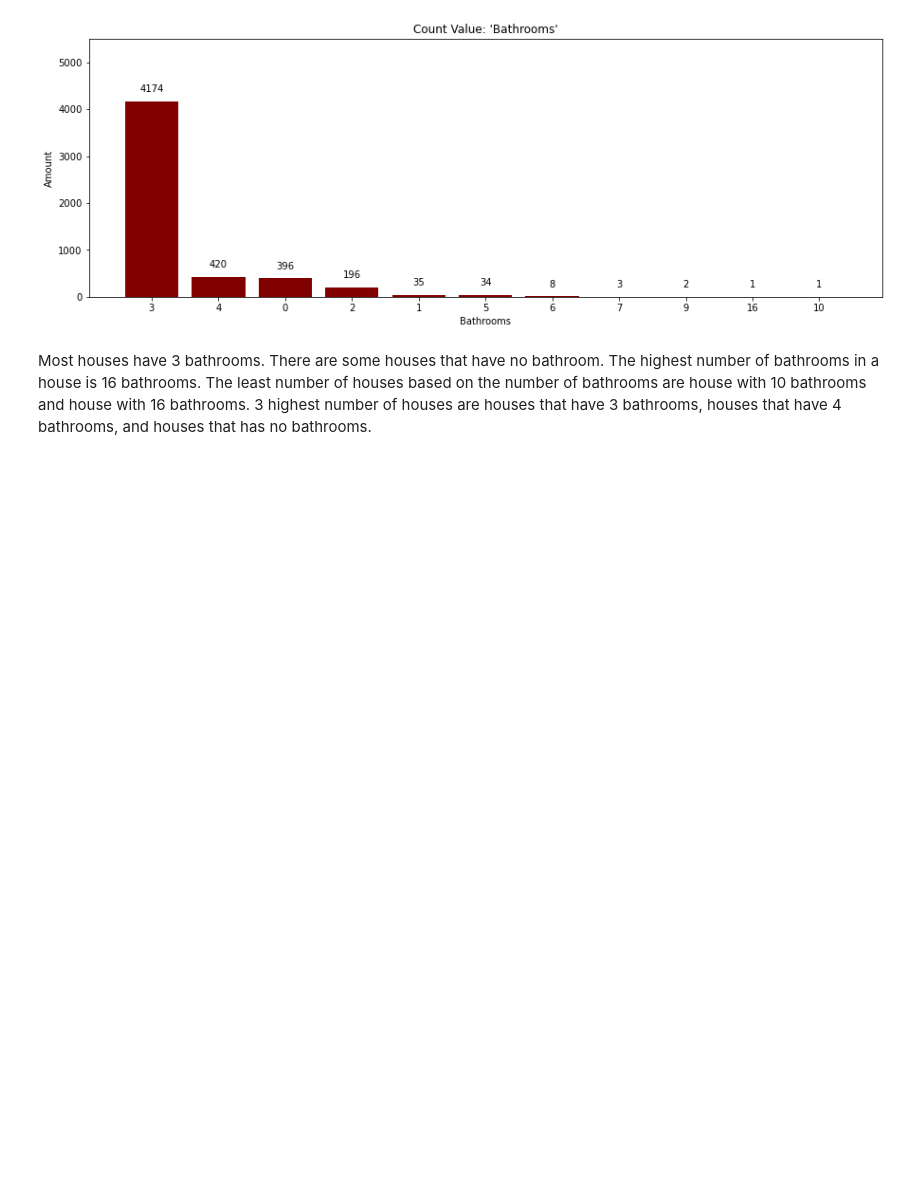
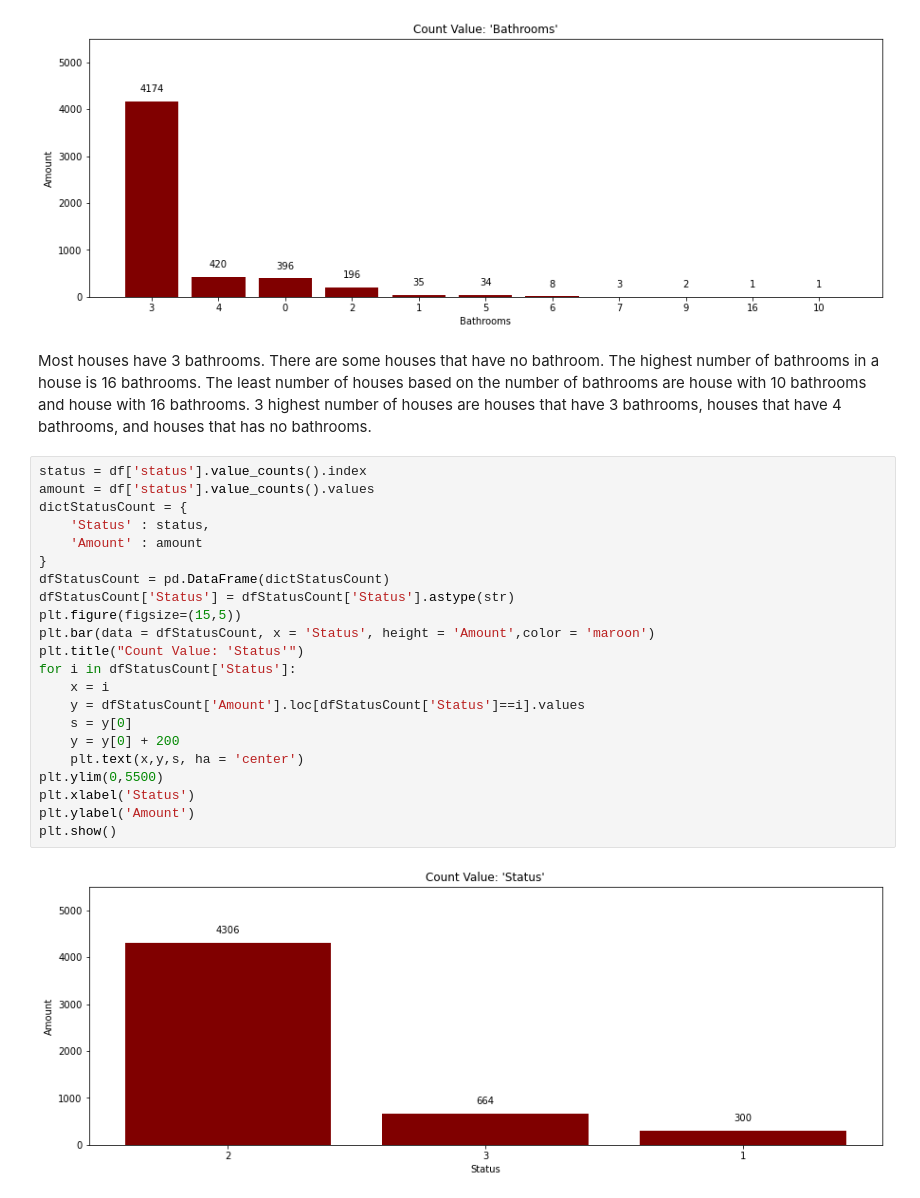
Before and after one commit to Yabiin/EDA, a Jupyter notebook: Untitled1.ipynb, the cells around one changed output. Drawn from its saved outputs; the diff is of its cells as text; blank space fills up the shorter version.

```diff
--- a/Untitled1.ipynb
+++ b/Untitled1.ipynb
@@ -192,3 +199,27 @@ There are some houses that have no bathroom.
 The highest number of bathrooms in a house is 16 bathrooms.
 The least number of houses based on the number of bathrooms are house with 10 bathrooms and house with 16 bathrooms.
 3 highest number of houses are houses that have 3 bathrooms, houses that have 4 bathrooms, and houses that has no bathrooms.
+# %%
+status = df['status'].value_counts().index
+amount = df['status'].value_counts().values
+dictStatusCount = {
+    'Status' : status,
+    'Amount' : amount
+}
+dfStatusCount = pd.DataFrame(dictStatusCount)
+dfStatusCount['Status'] = dfStatusCount['Status'].astype(str)
+plt.figure(figsize=(15,5))
+plt.bar(data = dfStatusCount, x = 'Status', height = 'Amount',color = 'maroon')
+plt.title("Count Value: 'Status'")
+for i in dfStatusCount['Status']:
+    x = i
+    y = dfStatusCount['Amount'].loc[dfStatusCount['Status']==i].values
+    s = y[0]
+    y = y[0] + 200
+    plt.text(x,y,s, ha = 'center')
+plt.ylim(0,5500)
+plt.xlabel('Status')
+plt.ylabel('Amount')
+plt.show()
+# %% [output]
+[figure, added]
```
Also changed, not shown: parts of 43 cells of this notebook.
